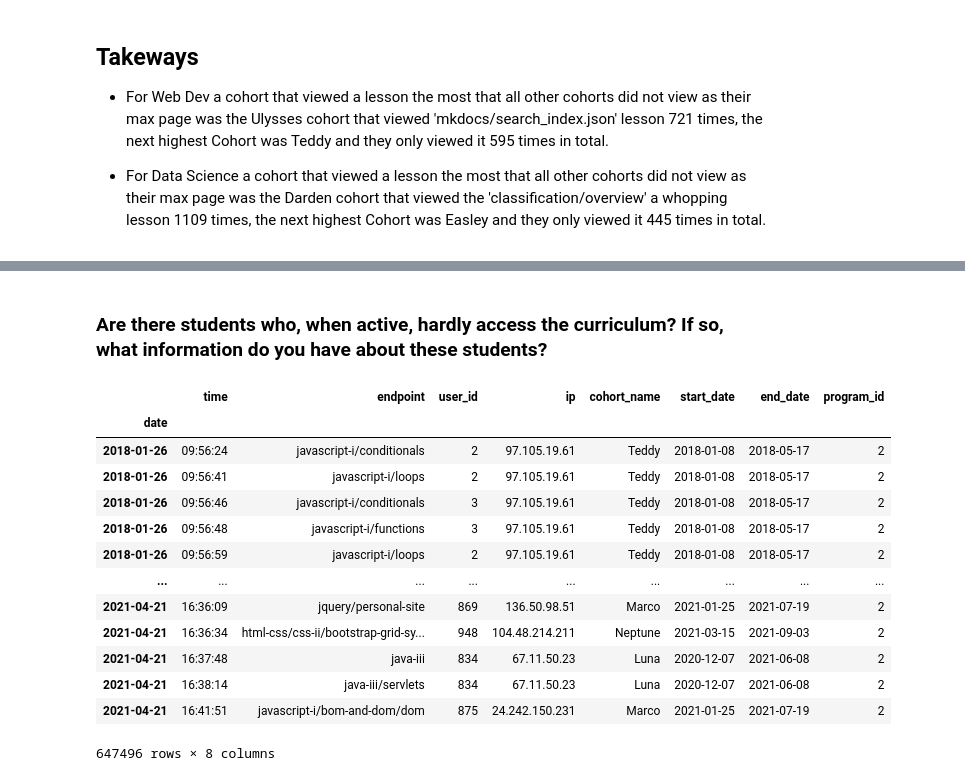
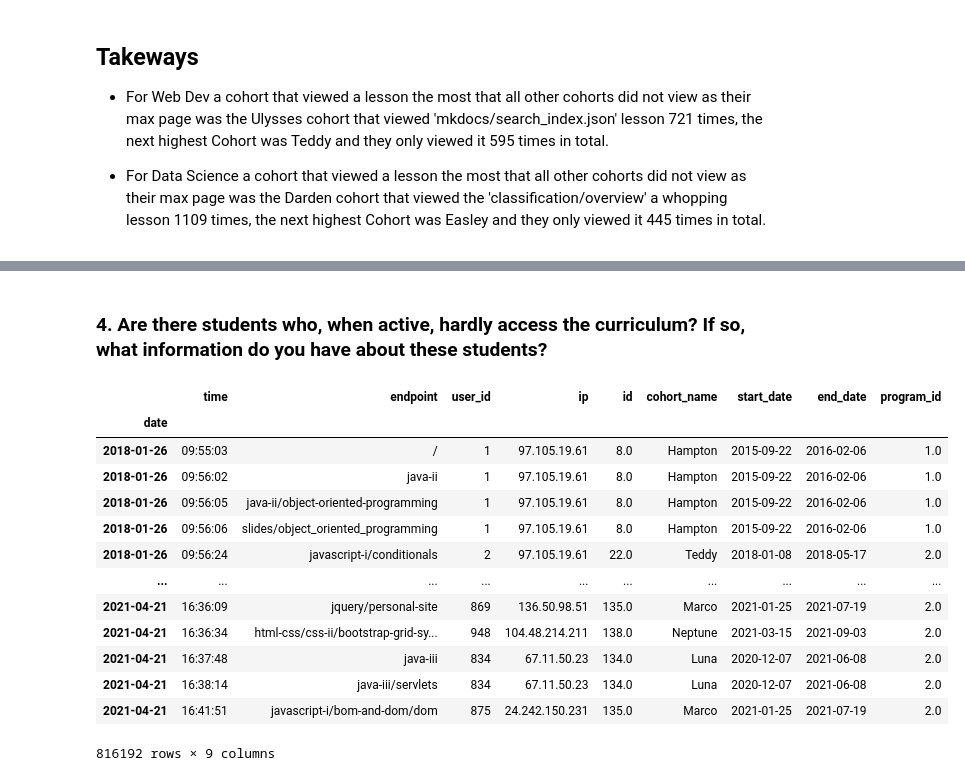
Before and after one commit to VincentBanuelos/anomaly-detection-project, a Jupyter notebook: ad-work.ipynb, the cells around one changed output, grey strips where cells are left out. Cells and saved outputs as stored; diff of their text form; code cells hidden in the pictures.

```diff
--- a/ad-work.ipynb
+++ b/ad-work.ipynb
@@ -266,2 +246,2 @@ web_in_ds
 # %% [markdown]
-### Are there students who, when active, hardly access the curriculum? If so, what information do you have about these students?
+### 4. Are there students who, when active, hardly access the curriculum? If so, what information do you have about these students?
@@ -270,17 +248,18 @@ active_df = df[(df.index >= df.start_date) & (df.index <= df.end_date)]
-# %%
-active_df
-# %% [output]
-|  | time | endpoint | user_id | ip | cohort_name | start_date | end_date | program_id |
-| date |  |  |  |  |  |  |  |  |
-| 2018-01-26 | 09:56:24 | javascript-i/conditionals | 2 | 97.105.19.61 | Teddy | 2018-01-08 | 2018-05-17 | 2 |
-| 2018-01-26 | 09:56:41 | javascript-i/loops | 2 | 97.105.19.61 | Teddy | 2018-01-08 | 2018-05-17 | 2 |
-| 2018-01-26 | 09:56:46 | javascript-i/conditionals | 3 | 97.105.19.61 | Teddy | 2018-01-08 | 2018-05-17 | 2 |
-| 2018-01-26 | 09:56:48 | javascript-i/functions | 3 | 97.105.19.61 | Teddy | 2018-01-08 | 2018-05-17 | 2 |
-| 2018-01-26 | 09:56:59 | javascript-i/loops | 2 | 97.105.19.61 | Teddy | 2018-01-08 | 2018-05-17 | 2 |
-| ... | ... | ... | ... | ... | ... | ... | ... | ... |
-| 2021-04-21 | 16:36:09 | jquery/personal-site | 869 | 136.50.98.51 | Marco | 2021-01-25 | 2021-07-19 | 2 |
-| 2021-04-21 | 16:36:34 | html-css/css-ii/bootstrap-grid-sy... | 948 | 104.48.214.211 | Neptune | 2021-03-15 | 2021-09-03 | 2 |
-| 2021-04-21 | 16:37:48 | java-iii | 834 | 67.11.50.23 | Luna | 2020-12-07 | 2021-06-08 | 2 |
-| 2021-04-21 | 16:38:14 | java-iii/servlets | 834 | 67.11.50.23 | Luna | 2020-12-07 | 2021-06-08 | 2 |
-| 2021-04-21 | 16:41:51 | javascript-i/bom-and-dom/dom | 875 | 24.242.150.231 | Marco | 2021-01-25 | 2021-07-19 | 2 |
-647496 rows × 8 columns
+# %%
+student_df = df[df.cohort_name != "Staff"]
+student_df
+# %% [output]
+|  | time | endpoint | user_id | ip | id | cohort_name | start_date | end_date | program_id |
+| date |  |  |  |  |  |  |  |  |  |
+| 2018-01-26 | 09:55:03 | / | 1 | 97.105.19.61 | 8.0 | Hampton | 2015-09-22 | 2016-02-06 | 1.0 |
+| 2018-01-26 | 09:56:02 | java-ii | 1 | 97.105.19.61 | 8.0 | Hampton | 2015-09-22 | 2016-02-06 | 1.0 |
+| 2018-01-26 | 09:56:05 | java-ii/object-oriented-programming | 1 | 97.105.19.61 | 8.0 | Hampton | 2015-09-22 | 2016-02-06 | 1.0 |
+| 2018-01-26 | 09:56:06 | slides/object_oriented_programming | 1 | 97.105.19.61 | 8.0 | Hampton | 2015-09-22 | 2016-02-06 | 1.0 |
+| 2018-01-26 | 09:56:24 | javascript-i/conditionals | 2 | 97.105.19.61 | 22.0 | Teddy | 2018-01-08 | 2018-05-17 | 2.0 |
+| ... | ... | ... | ... | ... | ... | ... | ... | ... | ... |
+| 2021-04-21 | 16:36:09 | jquery/personal-site | 869 | 136.50.98.51 | 135.0 | Marco | 2021-01-25 | 2021-07-19 | 2.0 |
+| 2021-04-21 | 16:36:34 | html-css/css-ii/bootstrap-grid-sy... | 948 | 104.48.214.211 | 138.0 | Neptune | 2021-03-15 | 2021-09-03 | 2.0 |
+| 2021-04-21 | 16:37:48 | java-iii | 834 | 67.11.50.23 | 134.0 | Luna | 2020-12-07 | 2021-06-08 | 2.0 |
+| 2021-04-21 | 16:38:14 | java-iii/servlets | 834 | 67.11.50.23 | 134.0 | Luna | 2020-12-07 | 2021-06-08 | 2.0 |
+| 2021-04-21 | 16:41:51 | javascript-i/bom-and-dom/dom | 875 | 24.242.150.231 | 135.0 | Marco | 2021-01-25 | 2021-07-19 | 2.0 |
+816192 rows × 9 columns
```
Also changed, not shown: parts of 17 cells of this notebook.
